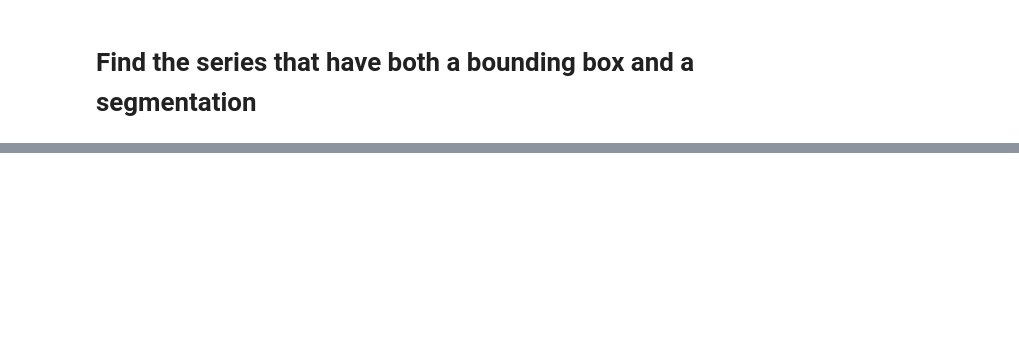
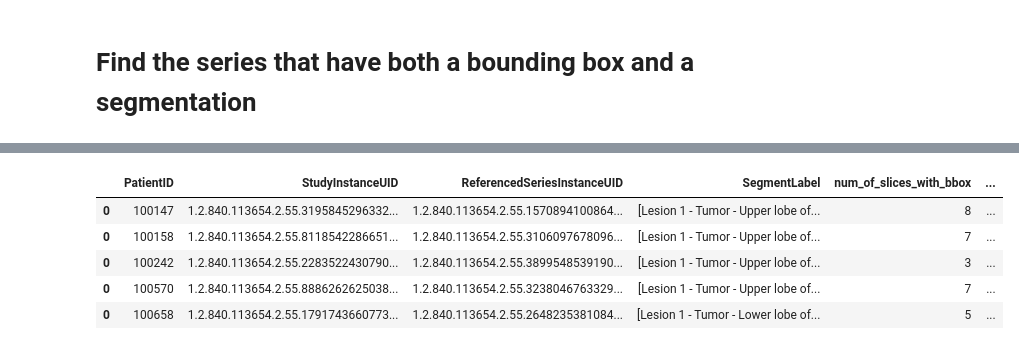
Before and after one commit to deepakri201/NLSTNatureSciData, a Jupyter notebook: TechnicalValidation/consistencyChecks/NLSTSegvsNLSTSybil.ipynb, the cells around one changed output, grey strips where cells are left out. Cells and saved outputs as stored; diff of their text form; code cells hidden in the pictures; blank space fills up the shorter version.

```diff
--- a/TechnicalValidation/consistencyChecks/NLSTSegvsNLSTSybil.ipynb
+++ b/TechnicalValidation/consistencyChecks/NLSTSegvsNLSTSybil.ipynb
@@ -823,12 +324,0 @@ df_counts.to_csv("/content/sybil_and_nlstseg_overlap_slice_counts.csv")
-# %%
-# Get a list of the Referenced SOPInstanceUIDs of the NLSTSeg
-query = f"""
-  SELECT
-    *
-  FROM
-    `idc-external-018.sybil_and_nlstseg.segmentations`
-  WHERE
-    segmented_SeriesInstanceUID IN UNNEST(@series_list)
-"""
-job_config = bigquery.QueryJobConfig(query_parameters=[bigquery.ArrayQueryParameter("series_list", "STRING", SeriesInstanceUIDs_list)])
-df_seg = client_bq.query(query, job_config=job_config).to_dataframe()
@@ -837,7 +324,0 @@ df_seg = client_bq.query(query, job_config=job_config).to_dataframe()
-# %%
-# We get the segmentation file from the bucket
-seg_filename_bucket = os.path.join("gs://nlstseg_seg_and_sr/seg", series_pick + "_SEG.dcm")
-seg_filename = os.path.join("/content/seg", series_pick + "_SEG.dcm")
-if not os.path.isdir("/content/seg"):
-  os.mkdir("/content/seg")
-!gsutil cp $seg_filename_bucket $seg_filename
@@ -939,0 +550,9 @@ df_plot
+# %%
+df_overlap_all.head()
+# %% [output]
+|  | PatientID | StudyInstanceUID | ReferencedSeriesInstanceUID | SegmentLabel | num_of_slices_with_bbox | ... |
+| 0 | 100147 | 1.2.840.113654.2.55.3195845296332... | 1.2.840.113654.2.55.1570894100864... | [Lesion 1 - Tumor - Upper lobe of... | 8 | ... |
+| 0 | 100158 | 1.2.840.113654.2.55.8118542286651... | 1.2.840.113654.2.55.3106097678096... | [Lesion 1 - Tumor - Upper lobe of... | 7 | ... |
+| 0 | 100242 | 1.2.840.113654.2.55.2283522430790... | 1.2.840.113654.2.55.3899548539190... | [Lesion 1 - Tumor - Upper lobe of... | 3 | ... |
+| 0 | 100570 | 1.2.840.113654.2.55.8886262625038... | 1.2.840.113654.2.55.3238046763329... | [Lesion 1 - Tumor - Upper lobe of... | 7 | ... |
+| 0 | 100658 | 1.2.840.113654.2.55.1791743660773... | 1.2.840.113654.2.55.2648235381084... | [Lesion 1 - Tumor - Lower lobe of... | 5 | ... |
```
Also changed, not shown: parts of 69 cells of this notebook.
